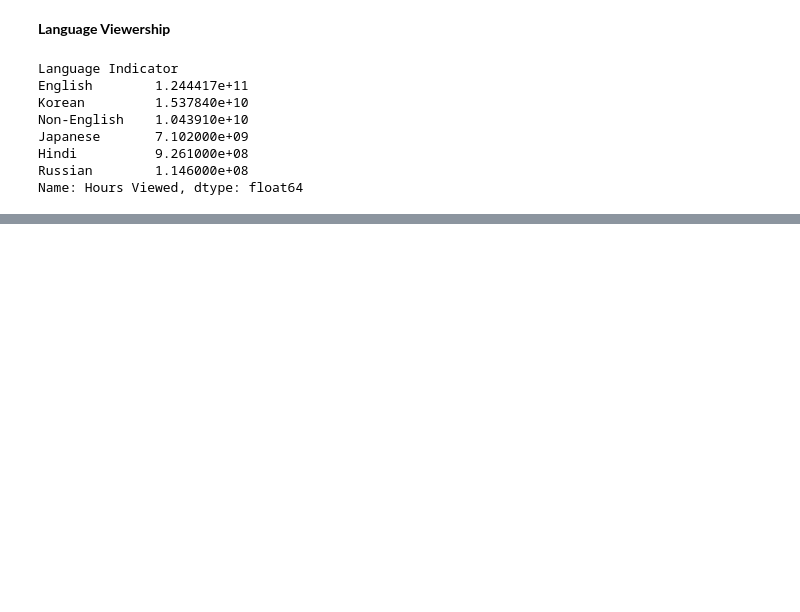
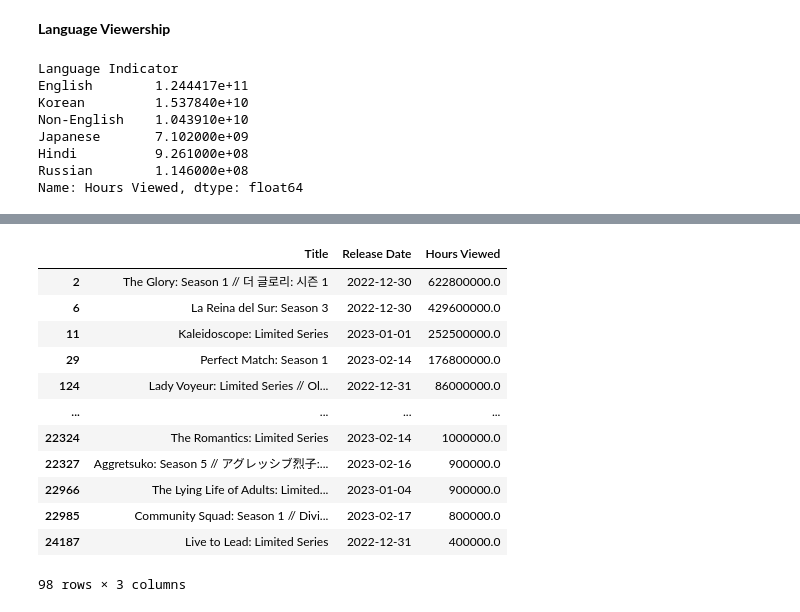
Before and after one commit to zilmarij/NetflixContentStrategyAnalysis, a Jupyter notebook: main.ipynb, the cells around one changed output, grey strips where cells are left out. Drawn from its saved outputs; the diff is of its cells as text; code cells hidden in the pictures; blank space fills up the shorter version.

```diff
--- a/main.ipynb
+++ b/main.ipynb
@@ -70,0 +319,36 @@ language_viewership.plot(kind='bar', color=['purple','blue','green','yellow','or
+# %%
+# define significant holidays and events in 2023
+important_dates = [
+    '2023-01-01',  # new year's day
+    '2023-02-14',  # valentine's ay
+    '2023-07-04',  # independence day (US)
+    '2023-10-31',  # halloween
+    '2023-12-25'   # christmas day
+]
+
+# convert to datetime
+important_dates = pd.to_datetime(important_dates)
+
+# check for content releases close to these significant holidays (within a 3-day window)
+holiday_releases = netflix_data[netflix_data['Release Date'].apply(
+    lambda x: any((x - date).days in range(-3, 4) for date in important_dates)
+)]
+
+# aggregate viewership hours for releases near significant holidays
+holiday_viewership = holiday_releases.groupby('Release Date')['Hours Viewed'].sum()
+
+holiday_releases[['Title', 'Release Date', 'Hours Viewed']]
+# %% [output]
+|  | Title | Release Date | Hours Viewed |
+| 2 | The Glory: Season 1 // 더 글로리: 시즌 1 | 2022-12-30 | 622800000.0 |
+| 6 | La Reina del Sur: Season 3 | 2022-12-30 | 429600000.0 |
+| 11 | Kaleidoscope: Limited Series | 2023-01-01 | 252500000.0 |
+| 29 | Perfect Match: Season 1 | 2023-02-14 | 176800000.0 |
+| 124 | Lady Voyeur: Limited Series // Ol... | 2022-12-31 | 86000000.0 |
+| ... | ... | ... | ... |
+| 22324 | The Romantics: Limited Series | 2023-02-14 | 1000000.0 |
+| 22327 | Aggretsuko: Season 5 // アグレッシブ烈子:... | 2023-02-16 | 900000.0 |
+| 22966 | The Lying Life of Adults: Limited... | 2023-01-04 | 900000.0 |
+| 22985 | Community Squad: Season 1 // Divi... | 2023-02-17 | 800000.0 |
+| 24187 | Live to Lead: Limited Series | 2022-12-31 | 400000.0 |
+98 rows × 3 columns
```
Also changed, not shown: parts of 11 cells of this notebook.
